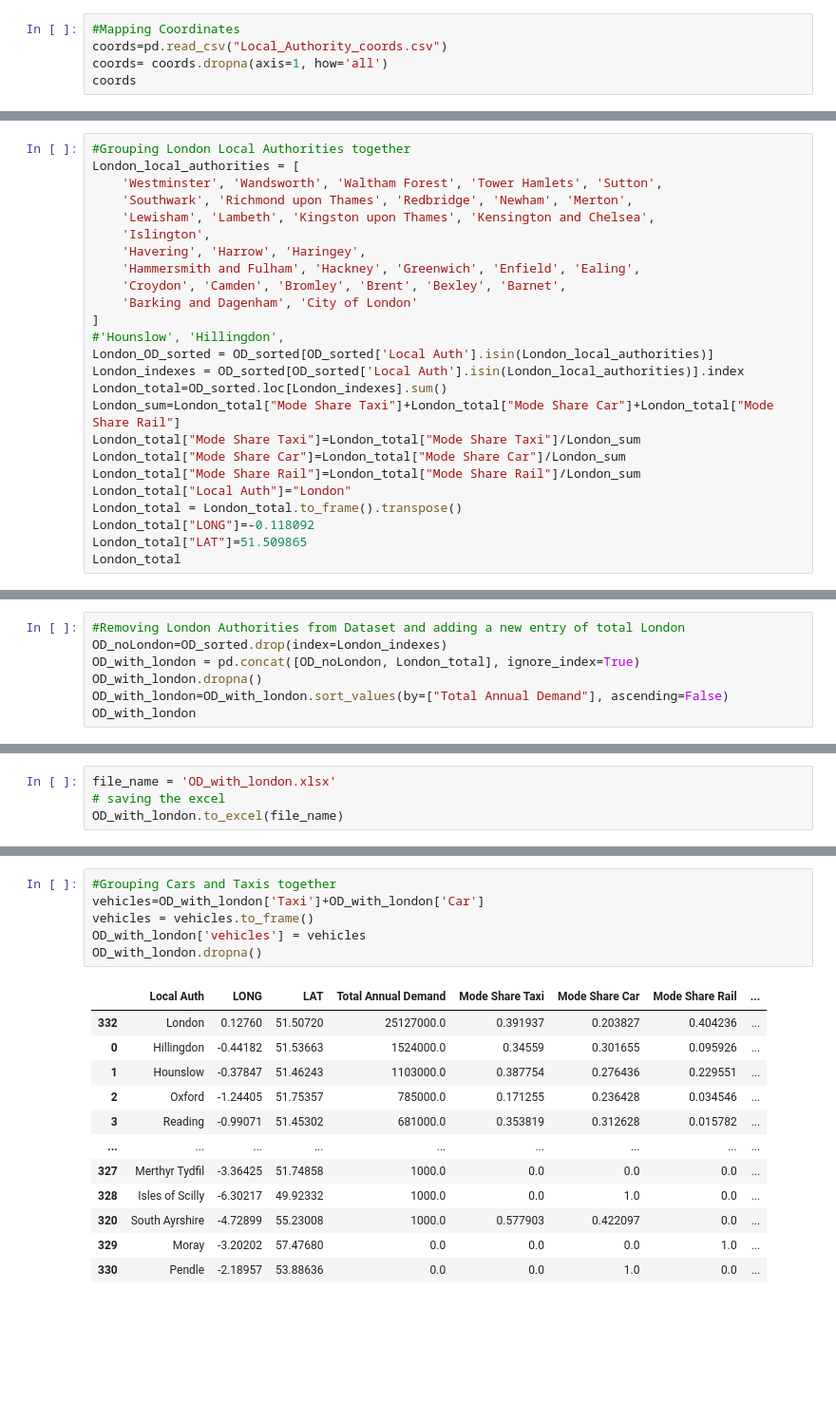
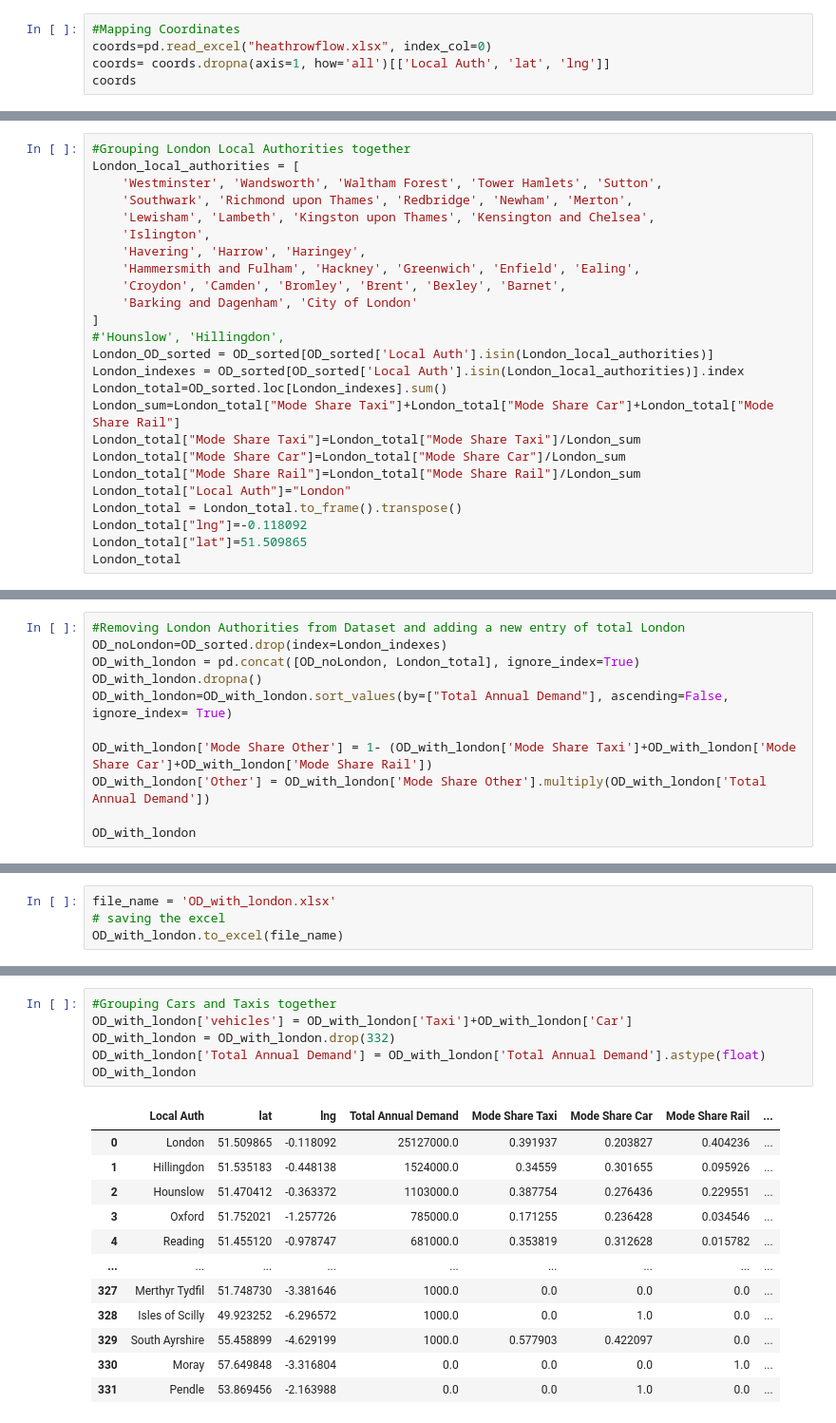
Before and after one commit to majdyousof/imperialgroupproject, a Jupyter notebook: Dom/Heathrow_OD.ipynb, the cells around one changed output, grey strips where cells are left out. Shown at 95% size. Saved outputs shown, nothing was run; the diff lists cells and outputs as text; blank space fills up the shorter version.

```diff
--- a/Dom/Heathrow_OD.ipynb
+++ b/Dom/Heathrow_OD.ipynb
@@ -28,7 +29,7 @@ OD_sorted
 363 rows × 8 columns
 # %%
 #Mapping Coordinates
-coords=pd.read_csv("Local_Authority_coords.csv")
-coords= coords.dropna(axis=1, how='all')
+coords=pd.read_excel("heathrowflow.xlsx", index_col=0)
+coords= coords.dropna(axis=1, how='all')[['Local Auth', 'lat', 'lng']]
 coords
 # %% [output]
@@ -96,7 +111,7 @@ London_total["Mode Share Car"]=London_total["Mode Share Car"]/London_sum
 London_total["Mode Share Rail"]=London_total["Mode Share Rail"]/London_sum
 London_total["Local Auth"]="London"
 London_total = London_total.to_frame().transpose()
-London_total["LONG"]=-0.118092
-London_total["LAT"]=51.509865
+London_total["lng"]=-0.118092
+London_total["lat"]=51.509865
 London_total
 # %% [output]
@@ -107,6 +122,10 @@ London_total
 OD_noLondon=OD_sorted.drop(index=London_indexes)
 OD_with_london = pd.concat([OD_noLondon, London_total], ignore_index=True)
 OD_with_london.dropna()
-OD_with_london=OD_with_london.sort_values(by=["Total Annual Demand"], ascending=False)
+OD_with_london=OD_with_london.sort_values(by=["Total Annual Demand"], ascending=False, ignore_index= True)
+
+OD_with_london['Mode Share Other'] = 1- (OD_with_london['Mode Share Taxi']+OD_with_london['Mode Share Car']+OD_with_london['Mode Share Rail'])
+OD_with_london['Other'] = OD_with_london['Mode Share Other'].multiply(OD_with_london['Total Annual Demand'])
+
 OD_with_london
 # %% [output]
@@ -154,19 +174,19 @@ plt.show()
 # %%
 #Grouping Cars and Taxis together
-vehicles=OD_with_london['Taxi']+OD_with_london['Car']
-vehicles = vehicles.to_frame()
-OD_with_london['vehicles'] = vehicles
-OD_with_london.dropna()
+OD_with_london['vehicles'] = OD_with_london['Taxi']+OD_with_london['Car']
+OD_with_london = OD_with_london.drop(332)
+OD_with_london['Total Annual Demand'] = OD_with_london['Total Annual Demand'].astype(float)
+OD_with_london
 # %% [output]
-|  | Local Auth | LONG | LAT | Total Annual Demand | Mode Share Taxi | Mode Share Car | Mode Share Rail | ... |
-| 332 | London | 0.12760 | 51.50720 | 25127000.0 | 0.391937 | 0.203827 | 0.404236 | ... |
-| 0 | Hillingdon | -0.44182 | 51.53663 | 1524000.0 | 0.34559 | 0.301655 | 0.095926 | ... |
-| 1 | Hounslow | -0.37847 | 51.46243 | 1103000.0 | 0.387754 | 0.276436 | 0.229551 | ... |
-| 2 | Oxford | -1.24405 | 51.75357 | 785000.0 | 0.171255 | 0.236428 | 0.034546 | ... |
-| 3 | Reading | -0.99071 | 51.45302 | 681000.0 | 0.353819 | 0.312628 | 0.015782 | ... |
+|  | Local Auth | lat | lng | Total Annual Demand | Mode Share Taxi | Mode Share Car | Mode Share Rail | ... |
+| 0 | London | 51.509865 | -0.118092 | 25127000.0 | 0.391937 | 0.203827 | 0.404236 | ... |
+| 1 | Hillingdon | 51.535183 | -0.448138 | 1524000.0 | 0.34559 | 0.301655 | 0.095926 | ... |
+| 2 | Hounslow | 51.470412 | -0.363372 | 1103000.0 | 0.387754 | 0.276436 | 0.229551 | ... |
+| 3 | Oxford | 51.752021 | -1.257726 | 785000.0 | 0.171255 | 0.236428 | 0.034546 | ... |
+| 4 | Reading | 51.455120 | -0.978747 | 681000.0 | 0.353819 | 0.312628 | 0.015782 | ... |
 | ... | ... | ... | ... | ... | ... | ... | ... | ... |
-| 327 | Merthyr Tydfil | -3.36425 | 51.74858 | 1000.0 | 0.0 | 0.0 | 0.0 | ... |
-| 328 | Isles of Scilly | -6.30217 | 49.92332 | 1000.0 | 0.0 | 1.0 | 0.0 | ... |
-| 320 | South Ayrshire | -4.72899 | 55.23008 | 1000.0 | 0.577903 | 0.422097 | 0.0 | ... |
-| 329 | Moray | -3.20202 | 57.47680 | 0.0 | 0.0 | 0.0 | 1.0 | ... |
-| 330 | Pendle | -2.18957 | 53.88636 | 0.0 | 0.0 | 1.0 | 0.0 | ... |
+| 327 | Merthyr Tydfil | 51.748730 | -3.381646 | 1000.0 | 0.0 | 0.0 | 0.0 | ... |
+| 328 | Isles of Scilly | 49.923252 | -6.296572 | 1000.0 | 0.0 | 1.0 | 0.0 | ... |
+| 329 | South Ayrshire | 55.458899 | -4.629199 | 1000.0 | 0.577903 | 0.422097 | 0.0 | ... |
+| 330 | Moray | 57.649848 | -3.316804 | 0.0 | 0.0 | 0.0 | 1.0 | ... |
+| 331 | Pendle | 53.869456 | -2.163988 | 0.0 | 0.0 | 1.0 | 0.0 | ... |
```
Also changed, not shown: parts of 8 cells of this notebook, 8 other files.
